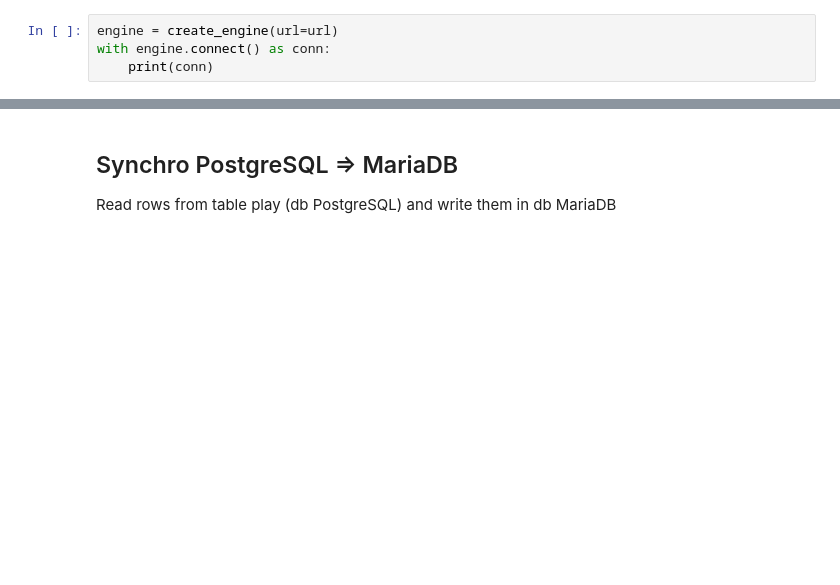
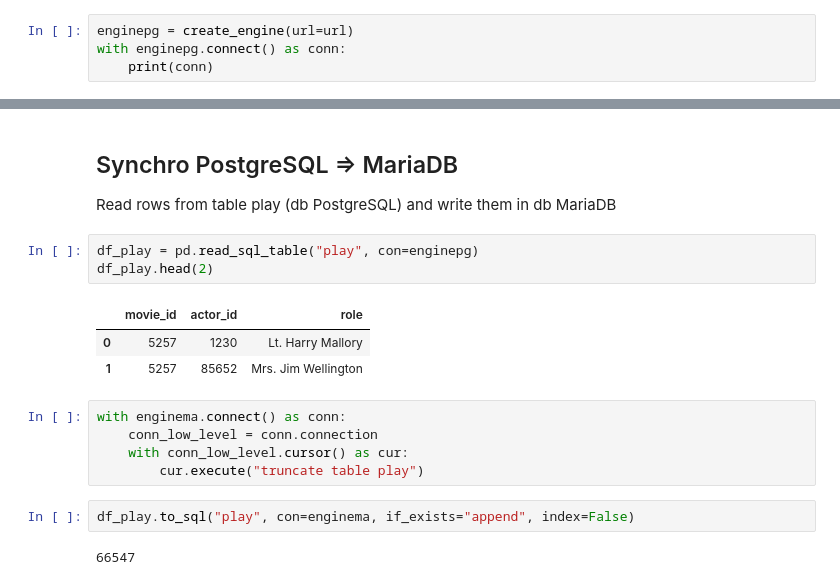
Before and after one commit to matthcol/pythonpoe, a Jupyter notebook: databases.ipynb, the cells around one changed output, grey strips where cells are left out. Drawn from its saved outputs; the diff is of its cells as text; blank space fills up the shorter version.

```diff
--- a/databases.ipynb
+++ b/databases.ipynb
@@ -400,8 +400,8 @@ dbname = 'dbmovie'
 port = 5432
 url = f"postgresql://{user}:{password}@{host}:{port}/{dbname}"
 # %%
-engine = create_engine(url=url)
-with engine.connect() as conn:
+enginepg = create_engine(url=url)
+with enginepg.connect() as conn:
     print(conn)
 # %% [output]
 <sqlalchemy.engine.base.Connection object at 0x...>
@@ -480,3 +480,19 @@ df_filmo
 # %% [markdown]
 ## Synchro PostgreSQL => MariaDB
 Read rows from table play (db PostgreSQL) and write them in db MariaDB
+# %%
+df_play = pd.read_sql_table("play", con=enginepg)
+df_play.head(2)
+# %% [output]
+|  | movie_id | actor_id | role |
+| 0 | 5257 | 1230 | Lt. Harry Mallory |
+| 1 | 5257 | 85652 | Mrs. Jim Wellington |
+# %%
+with enginema.connect() as conn:
+    conn_low_level = conn.connection
+    with conn_low_level.cursor() as cur:
+        cur.execute("truncate table play")
+# %%
+df_play.to_sql("play", con=enginema, if_exists="append", index=False)
+# %% [output]
+66547
```
Also changed, not shown: parts of 6 cells of this notebook.
